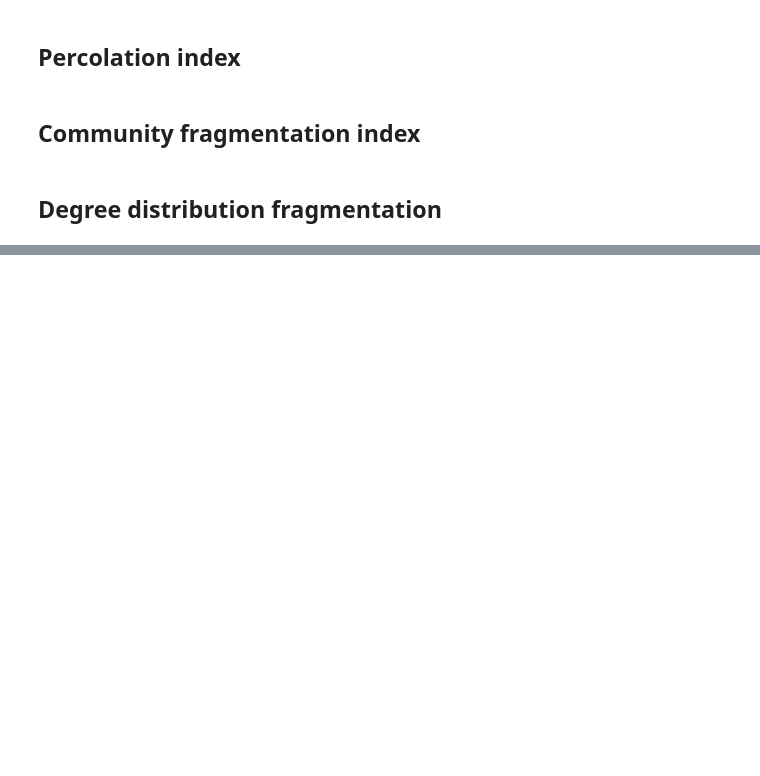
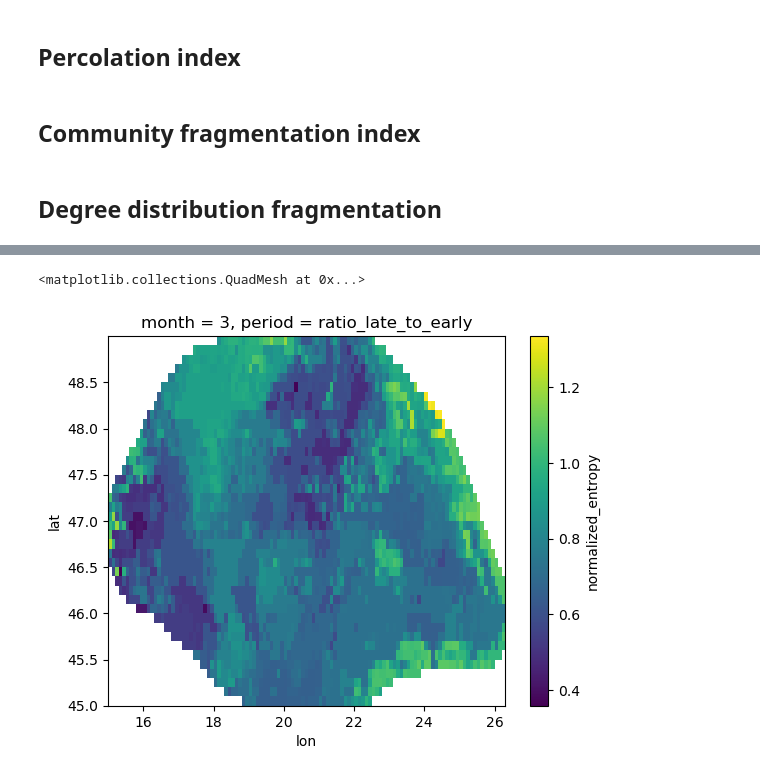
Before and after one commit to Saska1618/TimeBasedClimateNetworks, a Jupyter notebook: networks/pipeline/create_networks_calculate_indexes.ipynb, the cells around one changed output, grey strips where cells are left out. Saved outputs shown, nothing was run; the diff lists cells and outputs as text; code cells hidden in the pictures; blank space fills up the shorter version.

```diff
--- a/networks/pipeline/create_networks_calculate_indexes.ipynb
+++ b/networks/pipeline/create_networks_calculate_indexes.ipynb
@@ -1017,0 +1015,9 @@ Attributes:
+# %%
+import xarray as xr
+ds = xr.open_dataset(f"networks_indexes_combined_output.nc")
+
+# Example: Plot Shannon Entropy for Month 1, Early Period
+ds['normalized_entropy'].sel(month=3, period='ratio_late_to_early').plot()
+# %% [output]
+<matplotlib.collections.QuadMesh at 0x...>
+[figure, added]
```
Also changed, not shown: parts of 10 cells of this notebook, 10 other files.
